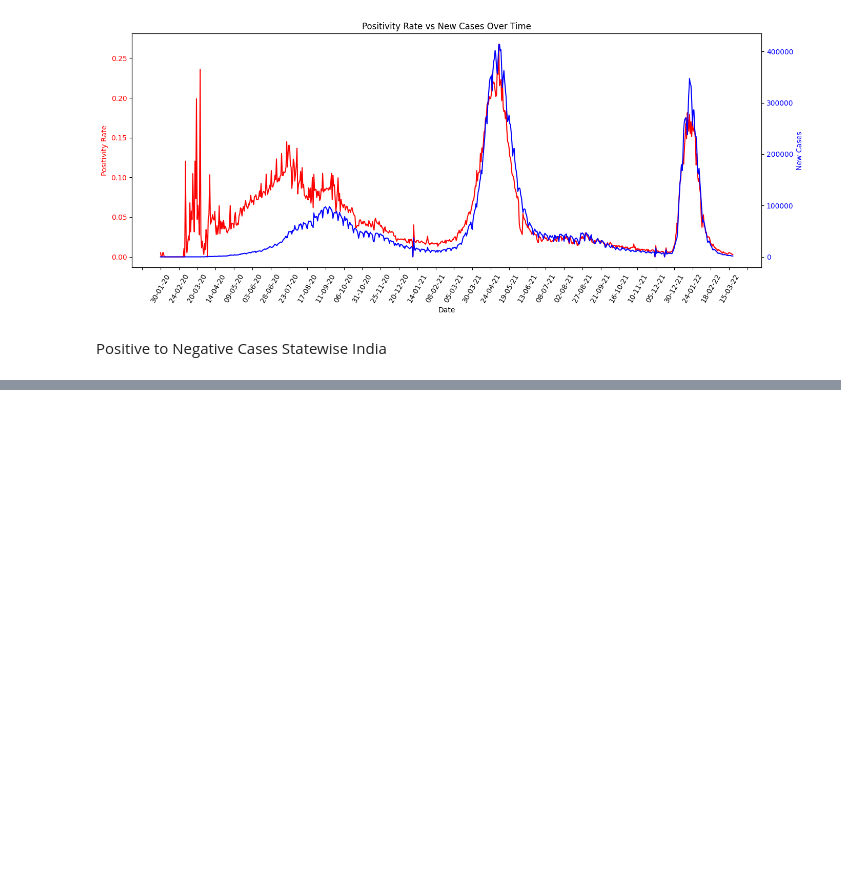
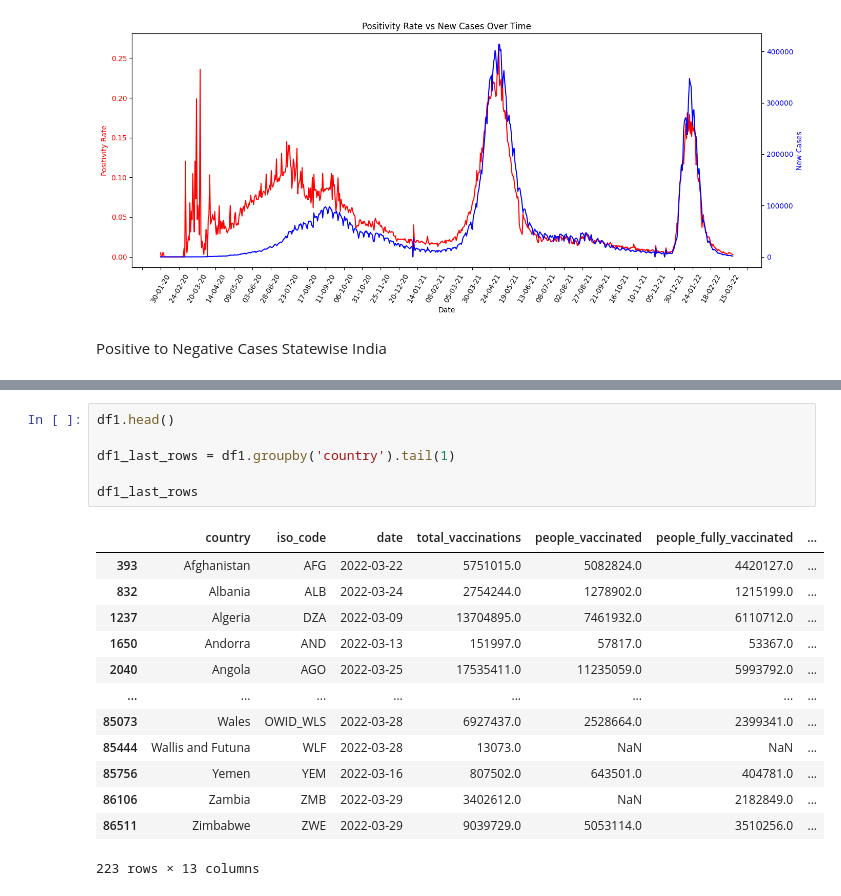
Before and after one commit to ShivsharanSanjawad/COVID-19-Data-Analysis, a Jupyter notebook: Main.ipynb, the cells around one changed output, grey strips where cells are left out. Cells and saved outputs as stored; diff of their text form; blank space fills up the shorter version.

Commit message:
MH positivity and grouping by country

```diff
--- a/Main.ipynb
+++ b/Main.ipynb
@@ -130,0 +151,20 @@ plt.show()
+# %%
+df1.head()
+
+df1_last_rows = df1.groupby('country').tail(1)
+
+df1_last_rows
+# %% [output]
+|  | country | iso_code | date | total_vaccinations | people_vaccinated | people_fully_vaccinated | ... |
+| 393 | Afghanistan | AFG | 2022-03-22 | 5751015.0 | 5082824.0 | 4420127.0 | ... |
+| 832 | Albania | ALB | 2022-03-24 | 2754244.0 | 1278902.0 | 1215199.0 | ... |
+| 1237 | Algeria | DZA | 2022-03-09 | 13704895.0 | 7461932.0 | 6110712.0 | ... |
+| 1650 | Andorra | AND | 2022-03-13 | 151997.0 | 57817.0 | 53367.0 | ... |
+| 2040 | Angola | AGO | 2022-03-25 | 17535411.0 | 11235059.0 | 5993792.0 | ... |
+| ... | ... | ... | ... | ... | ... | ... | ... |
+| 85073 | Wales | OWID_WLS | 2022-03-28 | 6927437.0 | 2528664.0 | 2399341.0 | ... |
+| 85444 | Wallis and Futuna | WLF | 2022-03-28 | 13073.0 | NaN | NaN | ... |
+| 85756 | Yemen | YEM | 2022-03-16 | 807502.0 | 643501.0 | 404781.0 | ... |
+| 86106 | Zambia | ZMB | 2022-03-29 | 3402612.0 | NaN | 2182849.0 | ... |
+| 86511 | Zimbabwe | ZWE | 2022-03-29 | 9039729.0 | 5053114.0 | 3510256.0 | ... |
+223 rows × 13 columns
```
Also changed, not shown: parts of 1 cell of this notebook.
